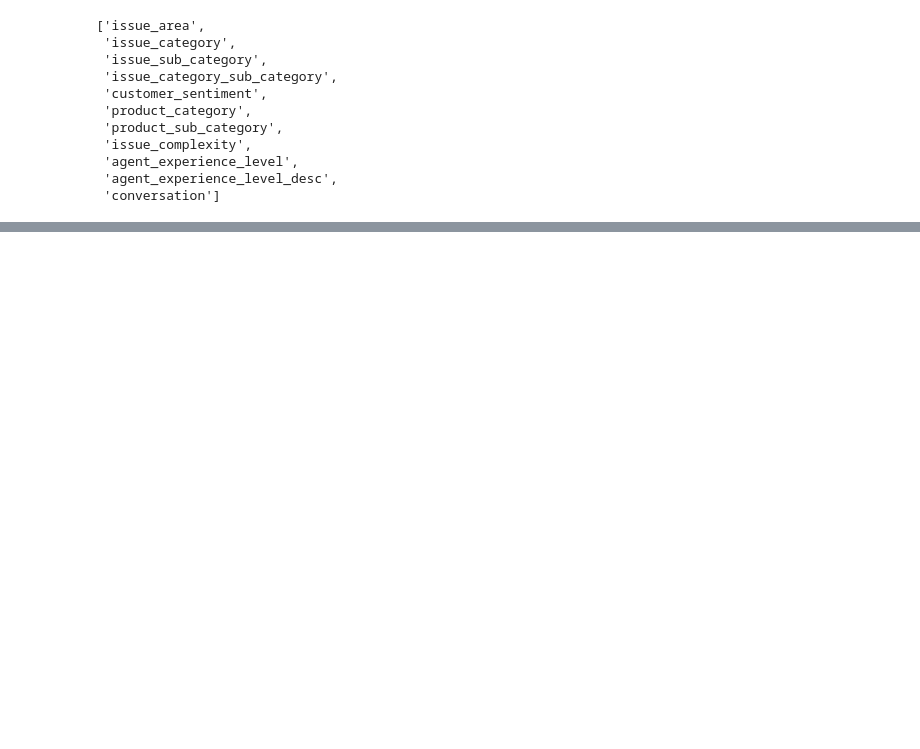
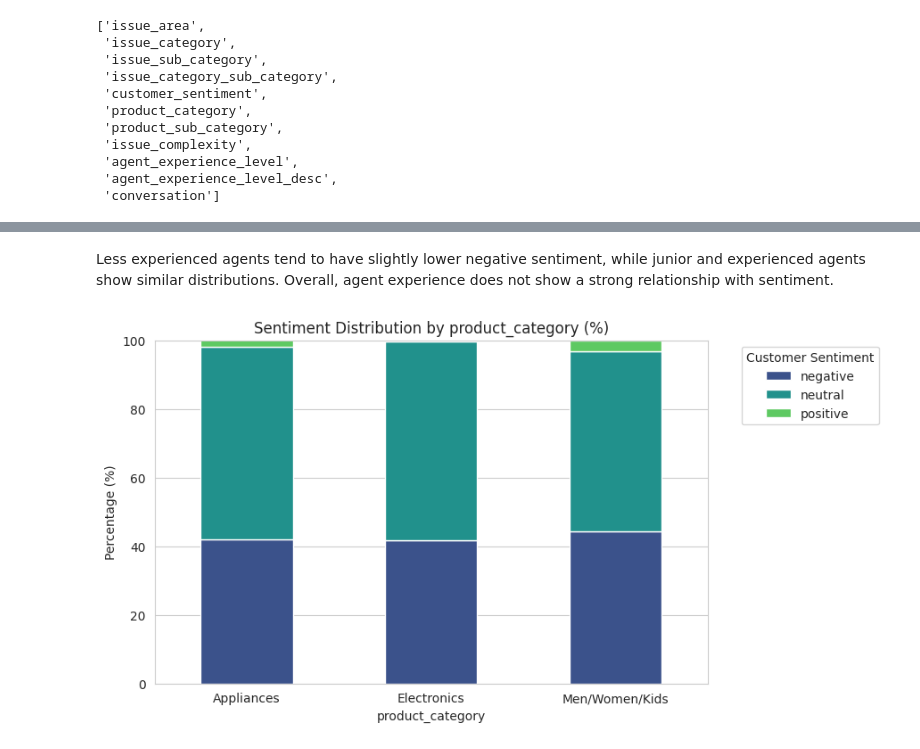
Before and after one commit to sulucay01/DI725-assignment1, a Jupyter notebook: notebooks/01_eda.ipynb, the cells around one changed output, grey strips where cells are left out. Saved outputs shown, nothing was run; the diff lists cells and outputs as text; code cells hidden in the pictures; blank space fills up the shorter version.

```diff
--- a/notebooks/01_eda.ipynb
+++ b/notebooks/01_eda.ipynb
@@ -861,0 +426,6 @@ Passing `palette` without assigning `hue` is deprecated and will be removed in v
+# %% [markdown]
+Less experienced agents tend to have slightly lower negative sentiment, while junior and experienced agents show similar distributions. Overall, agent experience does not show a strong relationship with sentiment.
+# %%
+plot_stacked_sentiment(train, "product_category", figsize=(8, 5), rotation=0)
+# %% [output]
+[figure, added]
```
Also changed, not shown: parts of 85 cells of this notebook.
